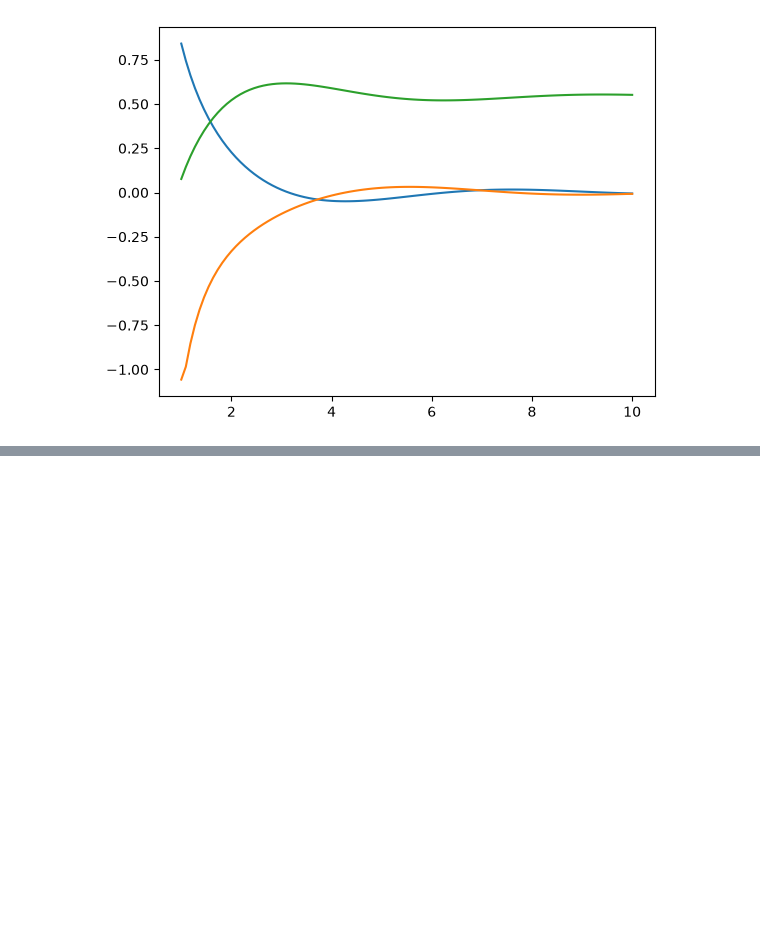
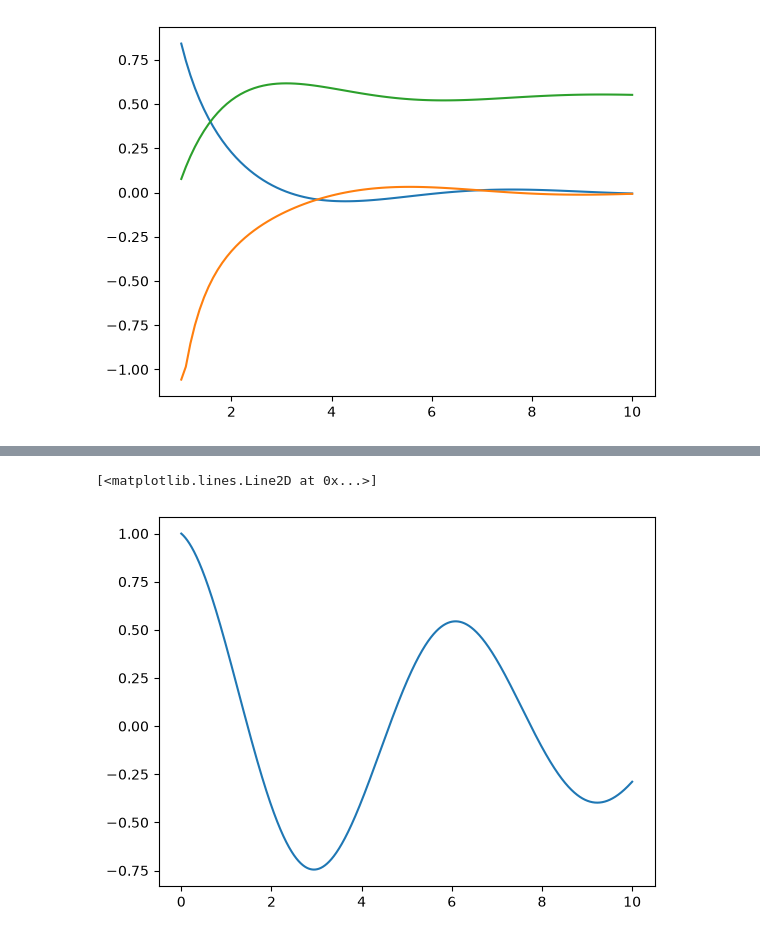
Before and after one commit to mohaimenmahi/scientific-python, a Jupyter notebook: numpy/essentials.ipynb, the cells around one changed output, grey strips where cells are left out. Cells and saved outputs as stored; diff of their text form; code cells hidden in the pictures; blank space fills up the shorter version.

```diff
--- a/numpy/essentials.ipynb
+++ b/numpy/essentials.ipynb
@@ -206,0 +240,7 @@ plt.plot(x, y_intg)
+# %%
+# 4
+dydx = np.gradient(y, x)
+plt.plot(x, dydx)
+# %% [output]
+[<matplotlib.lines.Line2D at 0x...>]
+[figure, added]
```
Also changed, not shown: parts of 5 cells of this notebook.
